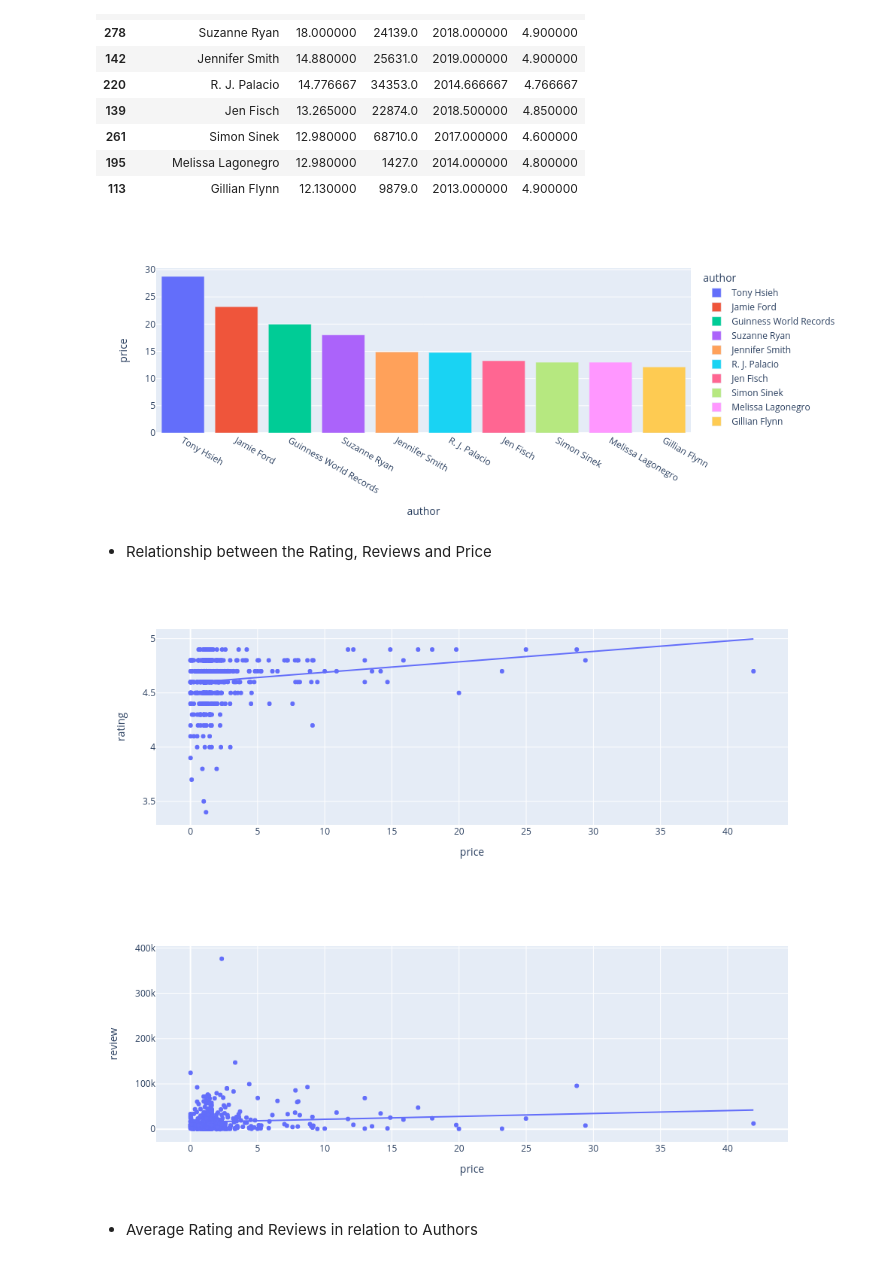
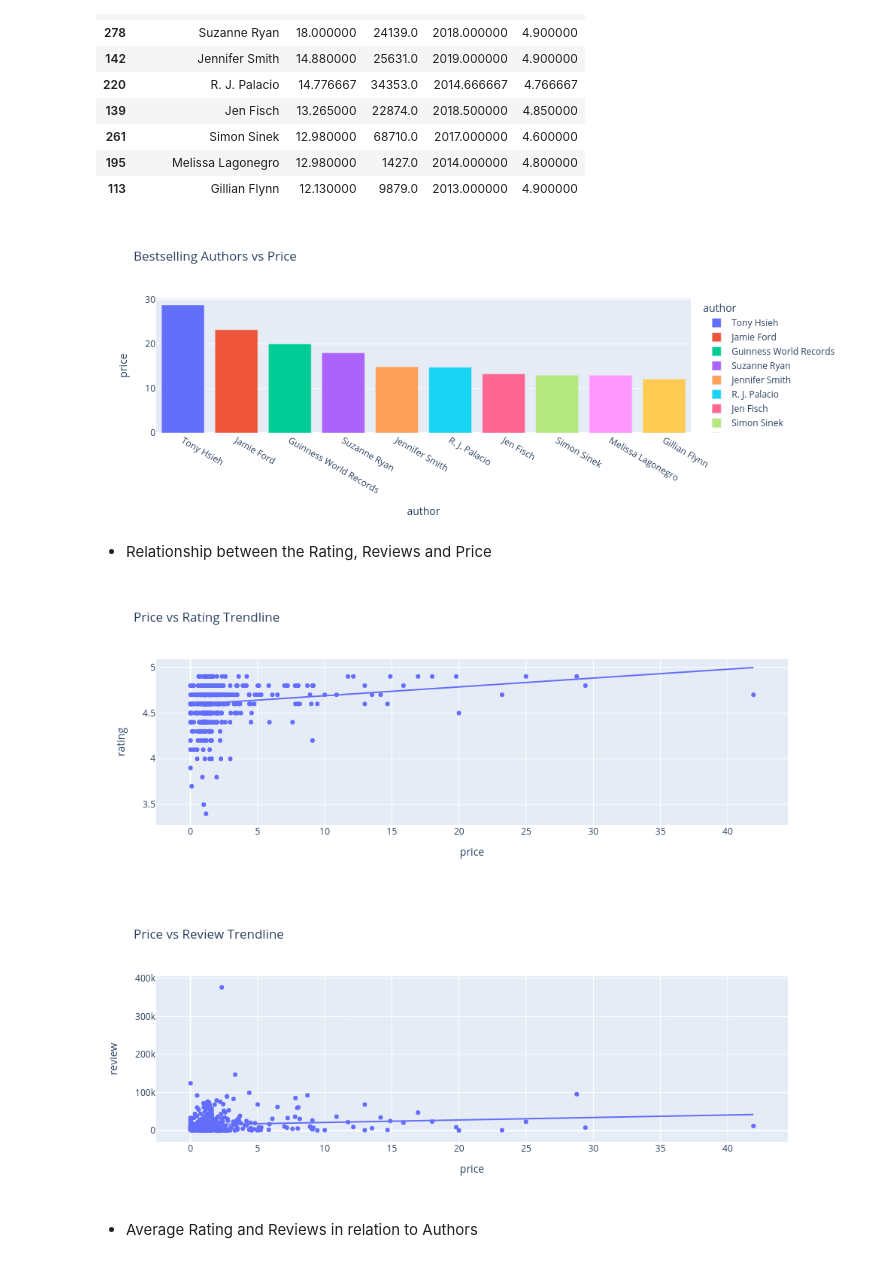
Before and after one commit to Michael-yousuf123/amazon-sales-analysis, a Jupyter notebook: notebook/amazon-notebook.ipynb, the cells around one changed output. Cells and saved outputs as stored; diff of their text form; code cells hidden in the pictures.

```diff
--- a/notebook/amazon-notebook.ipynb
+++ b/notebook/amazon-notebook.ipynb
@@ -199,23 +201,24 @@ temp_df2
 | 113 | Gillian Flynn | 12.130000 | 9879.0 | 2013.000000 | 4.900000 |
 # %%
 fig = px.bar(temp_df2, x=temp_df2['author'], y=temp_df2['price'],
+             title= "Bestselling Authors vs Price",
               color='author',
              labels={'author'}, width = 1000, height=400)
 fig.show(renderer = 'png')
 # %% [output]
-[figure, old version]
+[figure, new version]
 # %% [markdown]
 - Relationship between the Rating, Reviews and Price
 # %%
-fig = px.scatter(df, x="price", y="rating", trendline="ols", width = 1000, height=400)
+fig = px.scatter(df, x="price", y="rating",title='Price vs Rating Trendline', trendline="ols", width = 1000, height=400)
 fig.show(renderer = 'png')
 # %% [output]
-[figure, old version]
+[figure, new version]
 # %%
-fig = px.scatter(df, x="price", y="review", trendline="ols", width = 1000, height=400)
+fig = px.scatter(df, x="price", y="review",title='Price vs Review Trendline', trendline="ols", width = 1000, height=400)
 fig.show(renderer = 'png')
 # %% [output]
-[figure, old version]
+[figure, new version]
 # %%
 df1 = df.groupby('author').mean().sort_values('review',ascending=False).reset_index().head(10)
 # %% [markdown]
```
Also changed, not shown: parts of 7 cells of this notebook, 12 other files.
